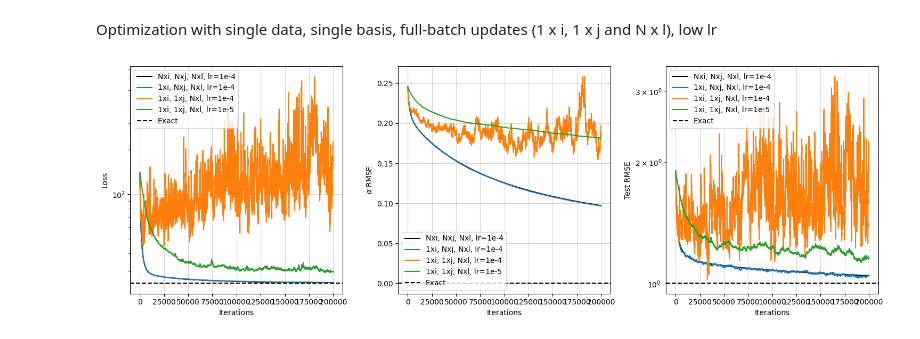
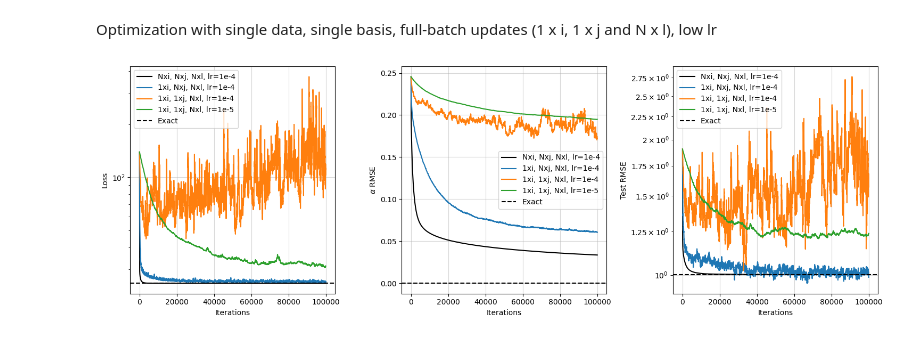
Before and after one commit to cambridge-mlg/sgd-gp, a Jupyter notebook: UCI_regression.ipynb, the cells around one changed output. Saved outputs shown, nothing was run; the diff lists cells and outputs as text; code cells hidden in the pictures.

Commit message:
UCI, different learning rates / batch sizes

```diff
--- a/UCI_regression.ipynb
+++ b/UCI_regression.ipynb
@@ -48,10 +48,10 @@ from tqdm import tqdm
 
 alpha = jnp.zeros((N,))
 
-learning_rate = 1e-4
+learning_rate = 1e-2
 momentum = .9
 polyak_step_size = 1e-2
-iterations = int(2 * 1e5)
+iterations = int(1e5)
 
 optimizer = optax.sgd(learning_rate=learning_rate, momentum=momentum, nesterov=True)
 opt_state = optimizer.init(alpha)
@@ -95,10 +95,10 @@ from tqdm import tqdm
 key = random.PRNGKey(12345)
 alpha = jnp.zeros((N,))
 
-learning_rate = 1e-4
+learning_rate = 1e-3
 momentum = .9
 polyak_step_size = 1e-2
-iterations = int(2 * 1e5)
+iterations = int(1e5)
 
 optimizer = optax.sgd(learning_rate=learning_rate, momentum=momentum, nesterov=True)
 opt_state = optimizer.init(alpha)
@@ -167,7 +167,7 @@ alpha = jnp.zeros((N,))
 learning_rate = 1e-4
 momentum = .9
 polyak_step_size = 1e-2
-iterations = int(2 * 1e5)
+iterations = int(1e5)
 
 optimizer = optax.sgd(learning_rate=learning_rate, momentum=momentum, nesterov=True)
 opt_state = optimizer.init(alpha)
@@ -237,7 +237,7 @@ alpha = jnp.zeros((N,))
 learning_rate = 1e-5
 momentum = .9
 polyak_step_size = 1e-2
-iterations = int(2 * 1e5)
+iterations = int(1e5)
 
 optimizer = optax.sgd(learning_rate=learning_rate, momentum=momentum, nesterov=True)
 opt_state = optimizer.init(alpha)
@@ -283,43 +283,43 @@ for _ in iterator:
 # %%
 import matplotlib.pyplot as plt
 
 
 fig = plt.figure(figsize=[15, 5])
 ax1 = fig.add_subplot(1, 3, 1)
-ax1.plot(loss_trace_full_batch, color='k', label='Nxi, Nxj, Nxl, lr=1e-4')
-ax1.plot(loss_trace_1xi_Nxj_Nxl, color='tab:blue', label='1xi, Nxj, Nxl, lr=1e-4')
-ax1.plot(loss_trace_1xi_1xj_Nxl_high_lr, color='tab:orange', label='1xi, 1xj, Nxl, lr=1e-4')
-ax1.plot(loss_trace_1xi_1xj_Nxl_low_lr, color='tab:green', label='1xi, 1xj, Nxl, lr=1e-5')
+ax1.plot(loss_trace_full_batch, color='k', label='Nxi, Nxj, lr=1e-2')
+ax1.plot(loss_trace_1xi_Nxj_Nxl, color='tab:blue', label='1xi, Nxj, lr=1e-3')
+ax1.plot(loss_trace_1xi_1xj_Nxl_high_lr, color='tab:orange', label='1xi, 1xj, lr=1e-4')
+ax1.plot(loss_trace_1xi_1xj_Nxl_low_lr, color='tab:green', label='1xi, 1xj, lr=1e-5')
 ax1.axhline(loss_fn(alpha_exact), color='k', linestyle='--', label='Exact')
 ax1.set_xlabel("Iterations")
 ax1.set_ylabel("Loss")
 ax1.semilogy()
 ax1.grid(alpha=.5)
 ax1.legend()
 
 ax2 = fig.add_subplot(1, 3, 2)
-ax2.plot(alpha_rmse_trace_full_batch, color='k', label='Nxi, Nxj, Nxl, lr=1e-4')
-ax2.plot(alpha_rmse_trace_1xi_Nxj_Nxl, color='tab:blue', label='1xi, Nxj, Nxl, lr=1e-4')
-ax2.plot(alpha_rmse_trace_1xi_1xj_Nxl_high_lr, color='tab:orange', label='1xi, 1xj, Nxl, lr=1e-4')
-ax2.plot(alpha_rmse_trace_1xi_1xj_Nxl_low_lr, color='tab:green', label='1xi, 1xj, Nxl, lr=1e-5')
+ax2.plot(alpha_rmse_trace_full_batch, color='k', label='Nxi, Nxj, lr=1e-2')
+ax2.plot(alpha_rmse_trace_1xi_Nxj_Nxl, color='tab:blue', label='1xi, Nxj, lr=1e-3')
+ax2.plot(alpha_rmse_trace_1xi_1xj_Nxl_high_lr, color='tab:orange', label='1xi, 1xj, lr=1e-4')
+ax2.plot(alpha_rmse_trace_1xi_1xj_Nxl_low_lr, color='tab:green', label='1xi, 1xj, lr=1e-5')
 ax2.axhline(0., color='k', linestyle='--', label='Exact')
 ax2.set_xlabel("Iterations")
 ax2.set_ylabel(r"$\alpha$ RMSE")
 ax2.grid(alpha=.5)
 ax2.legend()
 
 ax3 = fig.add_subplot(1, 3, 3)
-ax3.plot(test_rmse_trace_full_batch, color='k', label='Nxi, Nxj, Nxl, lr=1e-4')
-ax3.plot(test_rmse_trace_1xi_Nxj_Nxl, color='tab:blue', label='1xi, Nxj, Nxl, lr=1e-4')
-ax3.plot(test_rmse_trace_1xi_1xj_Nxl_high_lr, color='tab:orange', label='1xi, 1xj, Nxl, lr=1e-4')
-ax3.plot(test_rmse_trace_1xi_1xj_Nxl_low_lr, color='tab:green', label='1xi, 1xj, Nxl, lr=1e-5')
+ax3.plot(test_rmse_trace_full_batch, color='k', label='Nxi, Nxj, lr=1e-2')
+ax3.plot(test_rmse_trace_1xi_Nxj_Nxl, color='tab:blue', label='1xi, Nxj, lr=1e-3')
+ax3.plot(test_rmse_trace_1xi_1xj_Nxl_high_lr, color='tab:orange', label='1xi, 1xj, lr=1e-4')
+ax3.plot(test_rmse_trace_1xi_1xj_Nxl_low_lr, color='tab:green', label='1xi, 1xj, lr=1e-5')
 ax3.axhline(test_rmse_exact, color='k', linestyle='--', label='Exact')
 ax3.set_xlabel("Iterations")
 ax3.set_ylabel("Test RMSE")
 ax3.semilogy()
 ax3.grid(alpha=.5)
 ax3.legend()
 
 fig.tight_layout()
 # %% [output]
-[figure, old version]
+[figure, new version]
```
Also changed, not shown: 2 other files.
